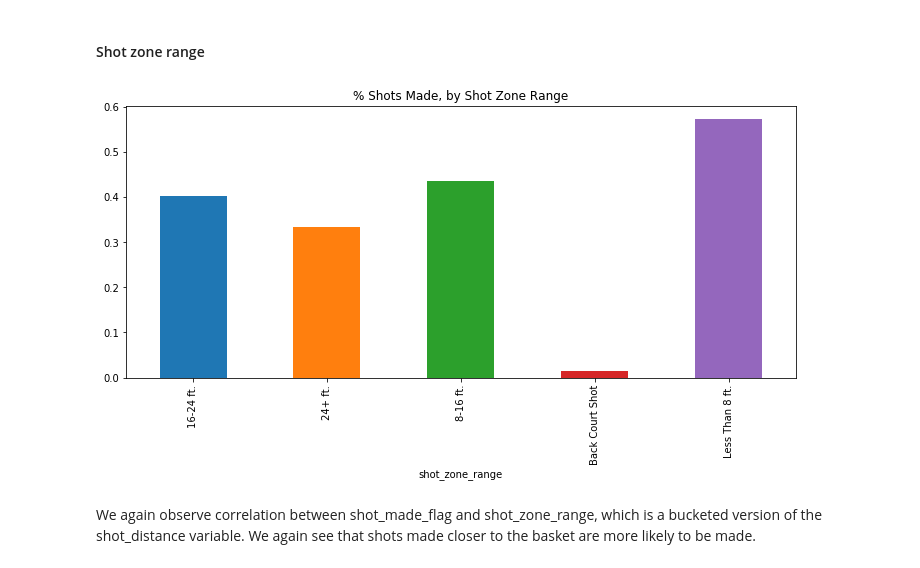
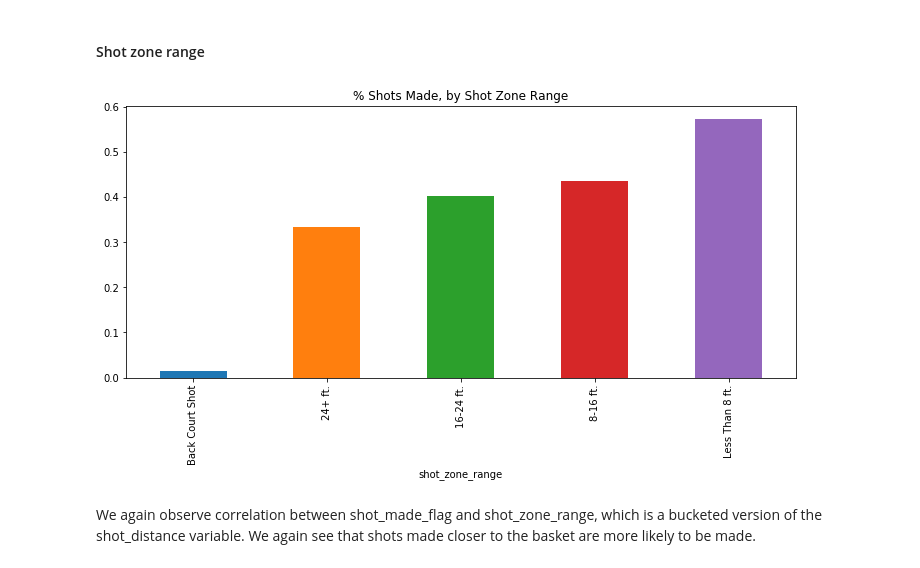
Before and after one commit to jmercado14/mids-w207-final, a Jupyter notebook: kobe_shot_selection.ipynb, the cells around one changed output. Saved outputs shown, nothing was run; the diff lists cells and outputs as text; code cells hidden in the pictures.

Commit message:
sorted plots

```diff
--- a/kobe_shot_selection.ipynb
+++ b/kobe_shot_selection.ipynb
@@ -427,10 +427,10 @@ Again, we observe a correlation between shot_made_flag and shot_zone_basic. This
 #### Shot zone range
 # %%
 ## bar plot of counts of different combined shot types
-d1["shot_made_flag"].groupby(d1["shot_zone_range"]).mean().plot.bar(figsize=(12,5)).set_title("% Shots Made, by Shot Zone Range")
+d1["shot_made_flag"].groupby(d1["shot_zone_range"]).mean().sort_values().plot.bar(figsize=(12,5)).set_title("% Shots Made, by Shot Zone Range")
 plt.show()
 # %% [output]
-[figure, old version]
+[figure, new version]
 # %% [markdown]
 We again observe correlation between shot_made_flag and shot_zone_range, which is a bucketed version of the shot_distance variable. We again see that shots made closer to the basket are more likely to be made.
 # %% [markdown]
```
Also changed, not shown: parts of 11 cells of this notebook.
